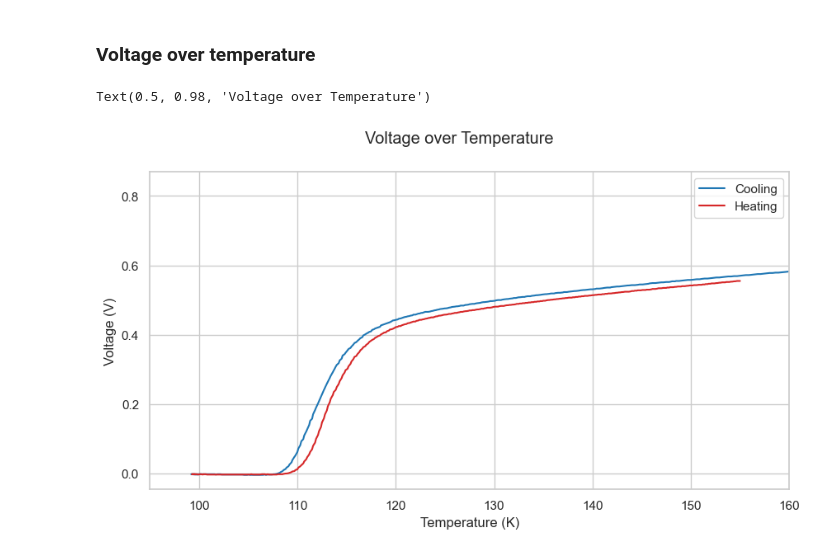
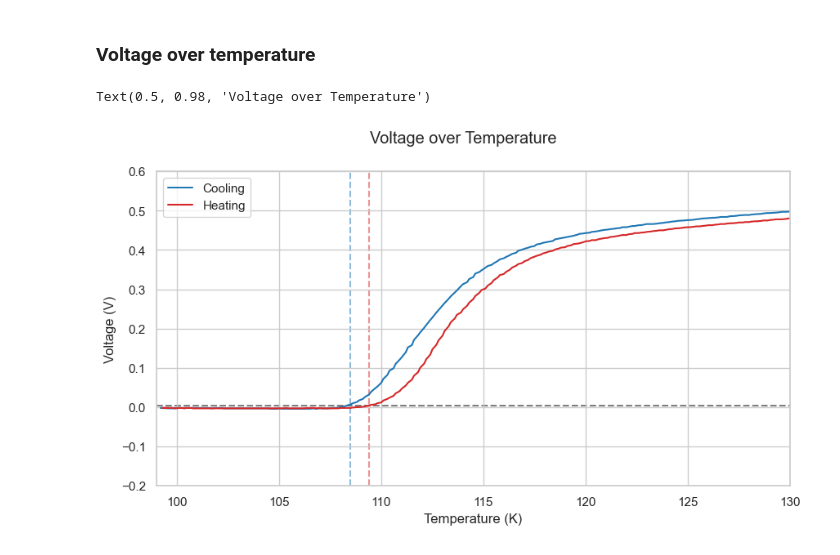
Before and after one commit to MrIsCM/Solid_State_Physics, a Jupyter notebook: Suporconductivity/analysis.ipynb, the cells around one changed output. Cells and saved outputs as stored; diff of their text form; code cells hidden in the pictures.

```diff
--- a/Suporconductivity/analysis.ipynb
+++ b/Suporconductivity/analysis.ipynb
@@ -90,17 +94,24 @@ temp_increasing = critical[critical[temp].diff() > 0]
 # %%
 sns.set_theme(style='whitegrid')
 
 fig, ax = plt.subplots(figsize=(10, 5))
 
 ax.set_xlabel('Temperature (K)')
 ax.set_ylabel('Voltage (V)')
+
 ax.plot(temp_decreasing[temp], temp_decreasing[volt], color='tab:blue', zorder=1, label='Cooling')
 ax.plot(temp_increasing[temp], temp_increasing[volt], color='tab:red', zorder=1, label='Heating')
 
-ax.set_xlim(95, 160)
+ax.vlines(x=critical_temps, ymin=-0.2, ymax=0.6, color=['tab:blue', 'tab:red'] , linestyle='--', alpha=0.5, zorder=-1)
+ax.hlines(y=volt_threshold, xmin=99, xmax=130, color='black', linestyle='--', alpha=0.5, zorder=-1)
+
+ax.set_xlim(99, 130)
+ax.set_ylim(-0.2, 0.6)
 ax.legend()
 
 fig.suptitle('Voltage over Temperature')
+
+# plt.savefig(figures_dir / 'voltage_temperature.pdf')
 # %% [output]
 Text(0.5, 0.98, 'Voltage over Temperature')
-[figure, old version]
+[figure, new version]
```
Also changed, not shown: parts of 11 cells of this notebook, 2 other files.
